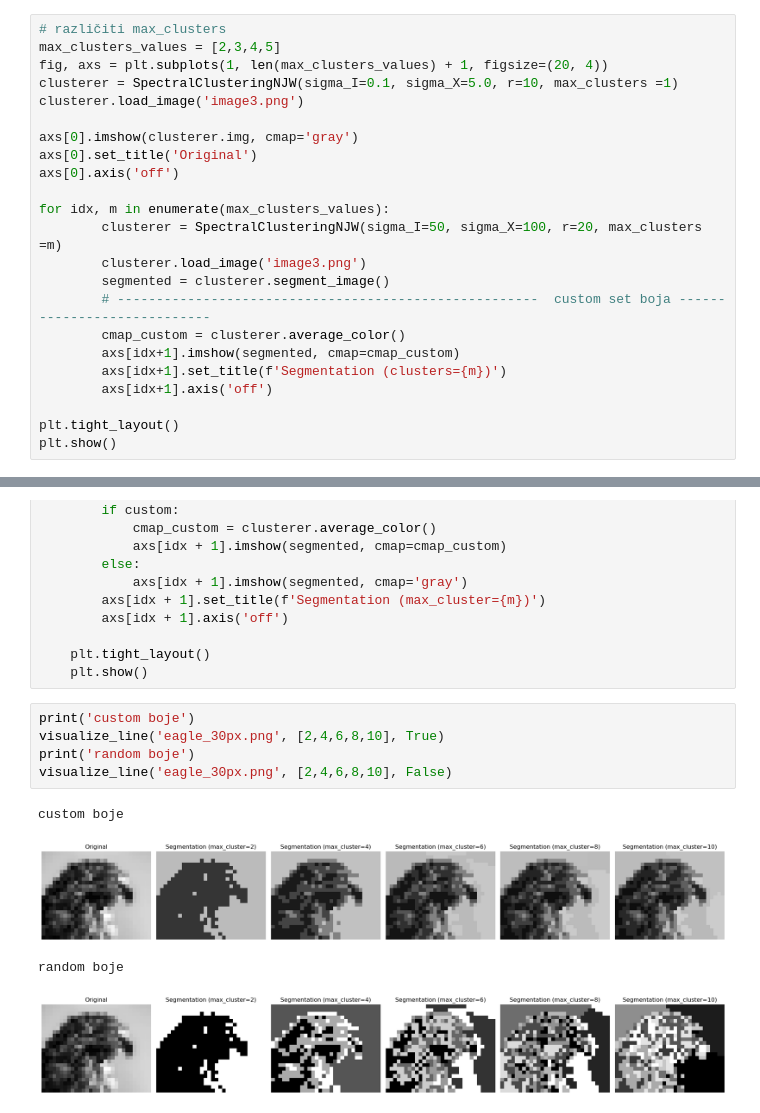
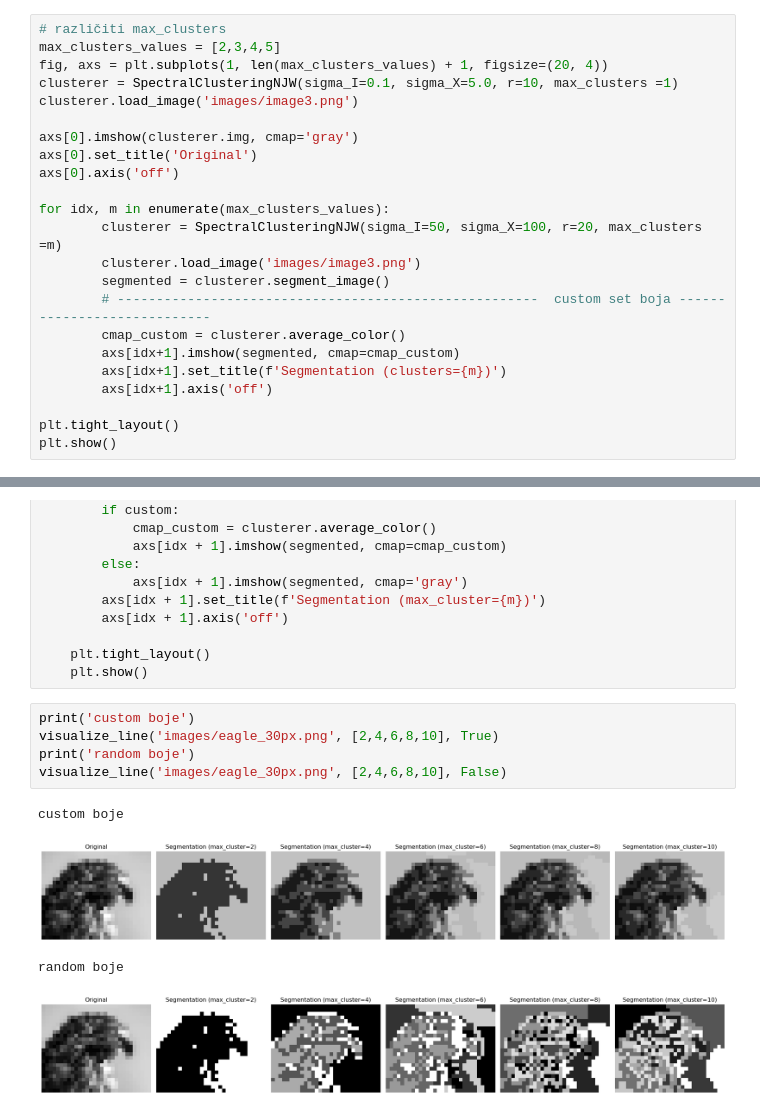
Before and after one commit to antoniamstr1/diplomski_rad, a Jupyter notebook: NJW.ipynb, the cells around one changed output, grey strips where cells are left out. Drawn from its saved outputs; the diff is of its cells as text.

```diff
--- a/NJW.ipynb
+++ b/NJW.ipynb
@@ -156,7 +156,7 @@ clusterer.visualize() """
 max_clusters_values = [2,3,4,5]
 fig, axs = plt.subplots(1, len(max_clusters_values) + 1, figsize=(20, 4))
 clusterer = SpectralClusteringNJW(sigma_I=0.1, sigma_X=5.0, r=10, max_clusters =1)
-clusterer.load_image('image3.png')
+clusterer.load_image('images/image3.png')
 
 axs[0].imshow(clusterer.img, cmap='gray')
 axs[0].set_title('Original')
@@ -164,7 +164,7 @@ axs[0].axis('off')
 
 for idx, m in enumerate(max_clusters_values):
         clusterer = SpectralClusteringNJW(sigma_I=50, sigma_X=100, r=20, max_clusters =m)
-        clusterer.load_image('image3.png')
+        clusterer.load_image('images/image3.png')
         segmented = clusterer.segment_image()
         # ------------------------------------------------------  custom set boja ----------------------------
         cmap_custom = clusterer.average_color()
@@ -204,14 +204,14 @@ def visualize_line(image_name, values, custom):
     plt.show()
 # %%
 print('custom boje')
-visualize_line('eagle_30px.png', [2,4,6,8,10], True)
+visualize_line('images/eagle_30px.png', [2,4,6,8,10], True)
 print('random boje')
-visualize_line('eagle_30px.png', [2,4,6,8,10], False)
+visualize_line('images/eagle_30px.png', [2,4,6,8,10], False)
 # %% [output]
 custom boje
 [figure]
 random boje
-[figure, old version]
+[figure, new version]
 # %% [markdown]
 komentar: rezultati su dobri do 4 clustera, dalje se gubi - pozadina?? (built-in metoda ne daje rezultate dalje od 4 clustera na tom primjeru)
 ![image.png](attachment:image.png)
```
Also changed, not shown: parts of 3 cells of this notebook, 11 other files.
